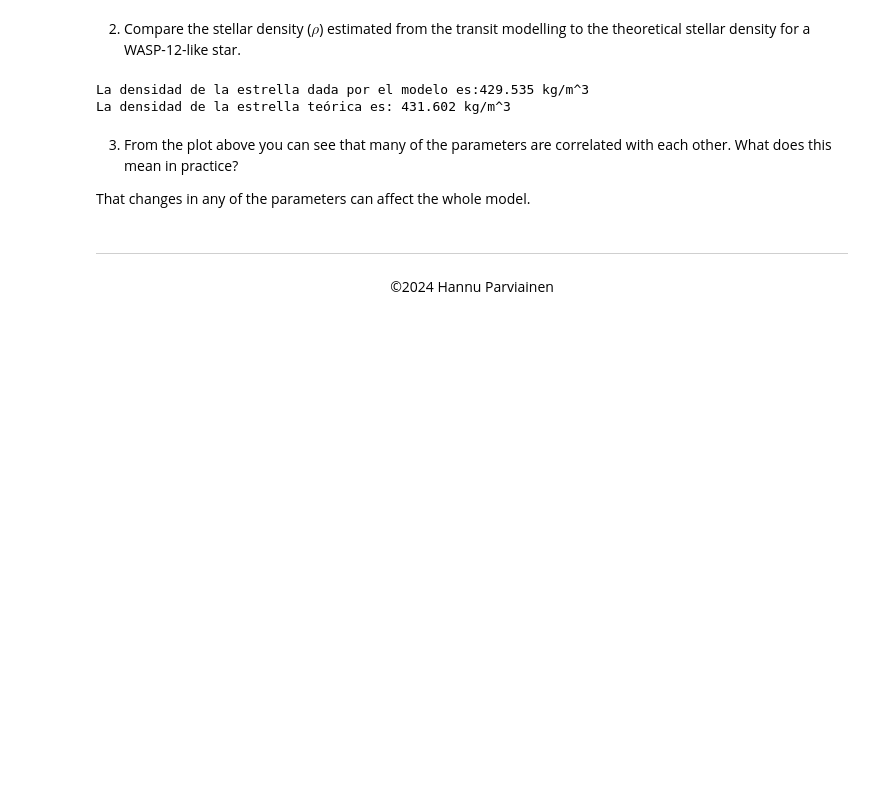
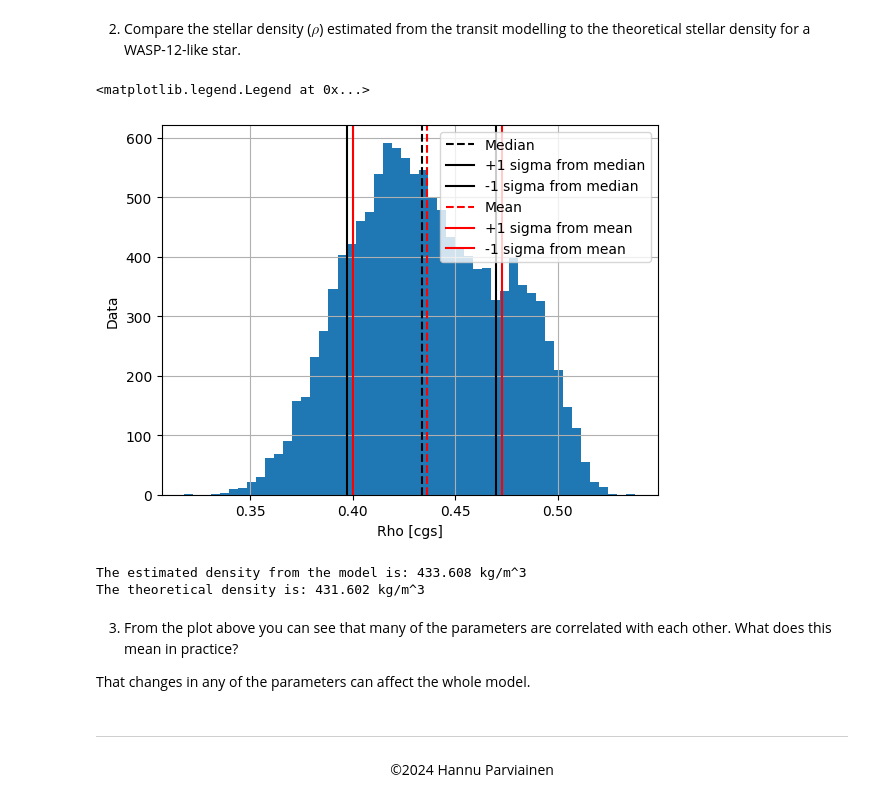
Before and after one commit to guillev30/ull_exoexo_2324, a Jupyter notebook: 02_transit_analysis.ipynb, the cells around one changed output. Drawn from its saved outputs; the diff is of its cells as text; code cells hidden in the pictures; blank space fills up the shorter version.

```diff
--- a/02_transit_analysis.ipynb
+++ b/02_transit_analysis.ipynb
@@ -204,14 +224,31 @@ The radius of the planet is 136902491.17 meters, which is roughly 1.91 Jupiter r
 # %% [markdown]
 2. Compare the stellar density ($\rho$) estimated from the transit modelling to the theoretical stellar density for a WASP-12-like star.
+# %%
+df.rho.hist(bins=50)
+plt.axvline(x = median(df.rho), color = 'k', linestyle = '--', label = 'Median')
+plt.axvline(x = median(df.rho)+df.rho.std(), color = 'k', linestyle = '-', label = '+1 sigma from median')
+plt.axvline(x = median(df.rho)-df.rho.std(), color = 'k', linestyle = '-', label = '-1 sigma from median')
+
+plt.axvline(x = df.rho.mean(), color = 'r', linestyle = '--', label = 'Mean')
+plt.axvline(x = df.rho.mean()+df.rho.std(), color = 'r', linestyle = '-', label = '+1 sigma from mean')
+plt.axvline(x = df.rho.mean()-df.rho.std(), color = 'r', linestyle = '-', label = '-1 sigma from mean')
+
+plt.xlabel('Rho [cgs]')
+plt.ylabel('Data')
+
+plt.legend(loc = 'best')
+# %% [output]
+<matplotlib.legend.Legend at 0x...>
+[figure, added]
 # %%
 rho_model = median(df.rho)
 rho_teo = (1.4 * 1.989e30) / ((4/3) * np.pi * (1.66 * 6.957e8)**3)
 
-print('La densidad de la estrella dada por el modelo es:' + str(np.round(rho_model * 1000,3)) + ' kg/m^3')
-print('La densidad de la estrella teórica es: ' + str(np.round(rho_teo,3)) + ' kg/m^3')
+print('The estimated density from the model is: ' + str(np.round(rho_model * 1000,3)) + ' kg/m^3')
+print('The theoretical density is: ' + str(np.round(rho_teo,3)) + ' kg/m^3')
 # %% [output]
-La densidad de la estrella dada por el modelo es:429.535 kg/m^3
-La densidad de la estrella teórica es: 431.602 kg/m^3
+The estimated density from the model is: 433.608 kg/m^3
+The theoretical density is: 431.602 kg/m^3
 # %% [markdown]
 3. From the plot above you can see that many of the parameters are correlated with each other. What does this mean in practice?
 
```
Also changed, not shown: parts of 9 cells of this notebook, 1 other file.
